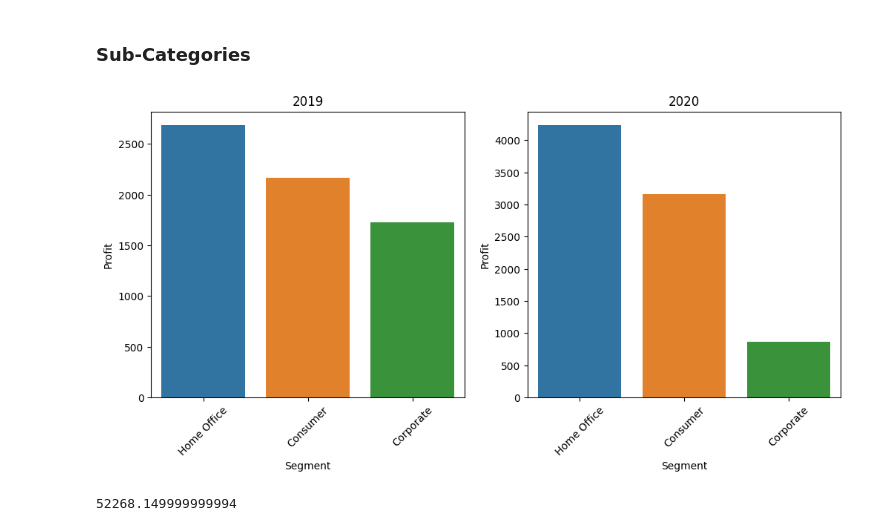
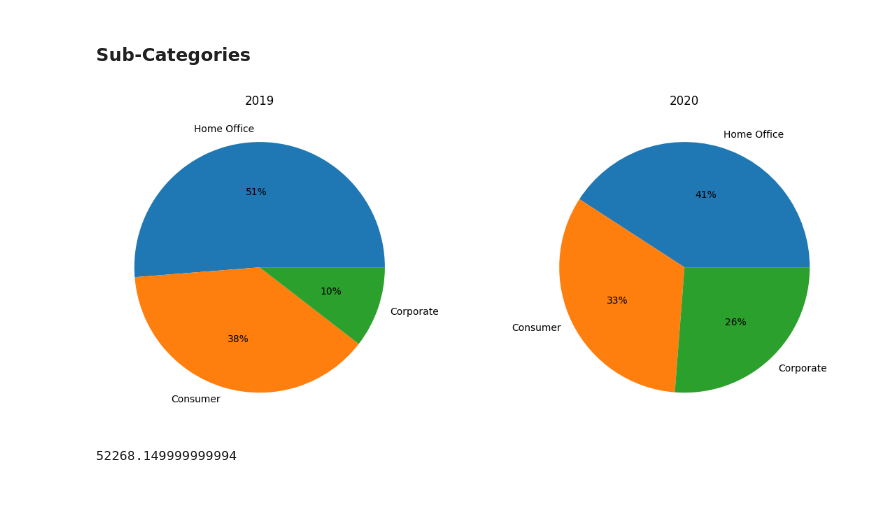
Before and after one commit to parn-jain/Data_Analytsis_Projects, a Jupyter notebook: Power BI/SuperStore Sales Dashboard/Analysis.ipynb, the cells around one changed output. Cells and saved outputs as stored; diff of their text form; code cells hidden in the pictures; blank space fills up the shorter version.

```diff
--- a/Power BI/SuperStore Sales Dashboard/Analysis.ipynb
+++ b/Power BI/SuperStore Sales Dashboard/Analysis.ipynb
@@ -384,25 +384,25 @@ plt.show()
 # %% [markdown]
 ### Sub-Categories
 # %%
-data1 = october_data2019.groupby('Segment').sum().reset_index().sort_values(by = 'Profit',ascending = False).head(10)
-data2 = october_data2020.groupby('Segment').sum().reset_index().sort_values(by = 'Profit',ascending = False).head(10)
-fig, axes = plt.subplots(nrows=1, ncols=2,figsize=(12,5))
+data1 = october_data2019.groupby('Segment').sum().reset_index().sort_values(by='Profit', ascending=False).head(10)
+data2 = october_data2020.groupby('Segment').sum().reset_index().sort_values(by='Profit', ascending=False).head(10)
 
-sns.barplot(x = 'Segment', y = 'Profit' ,data = data1,ax=axes[1])
+# Create subplots
+fig, axes = plt.subplots(nrows=1, ncols=2, figsize=(12, 5))
 
-sns.barplot(x = 'Segment', y = 'Profit' ,data = data2,ax=axes[0])
+# Plot pie charts on subplots
+axes[0].pie(data1['Profit'], autopct='%.0f%%', labels=data1['Segment'])
+axes[1].pie(data2['Profit'], autopct='%.0f%%', labels=data2['Segment'])
 
+# Set titles for subplots
 axes[0].set_title('2019')
-
 axes[1].set_title('2020')
 
-# plt.xticks(rotation = 45)
-axes[0].tick_params(axis='x', rotation=45)
-axes[1].tick_params(axis='x', rotation=45)
-
+# Adjust layout and display the plot
+plt.tight_layout()
 plt.show()
 # %% [output]
-[figure, old version]
+[figure, new version]
 # %%
 october_data2019['Sales'].sum()
 # october_data2020
```
Also changed, not shown: parts of 7 cells of this notebook, 4 other files.
